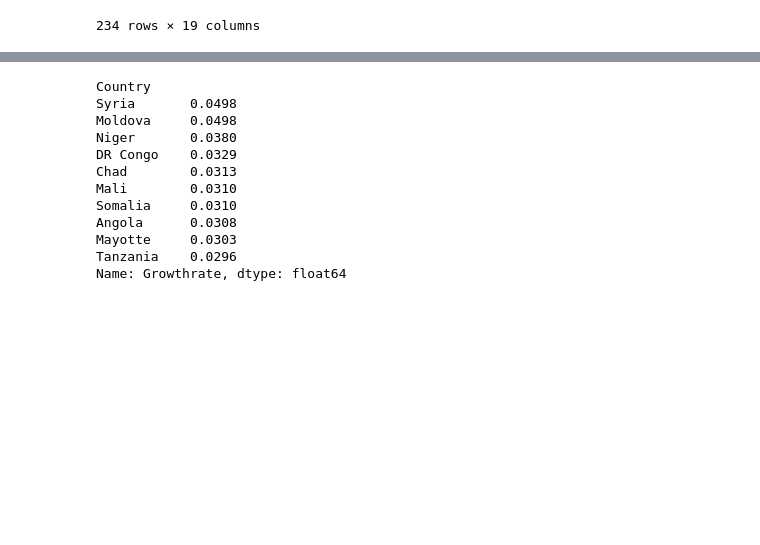
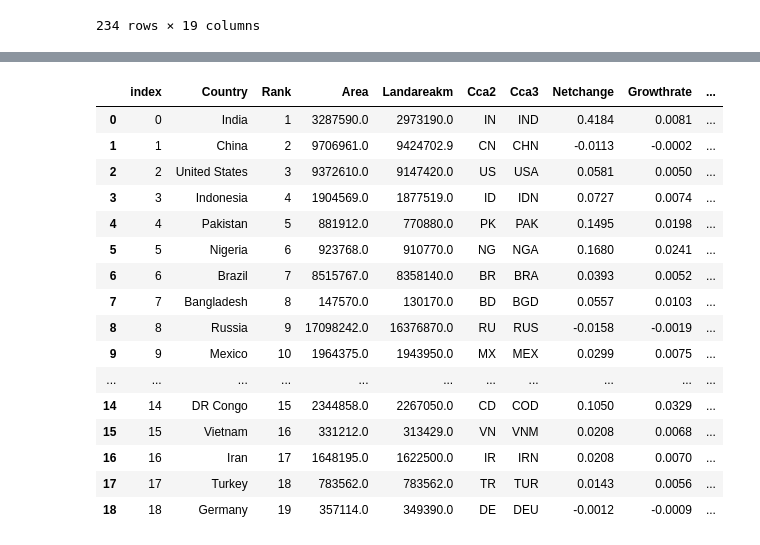
Before and after one commit to g-st180/World_Population2023_EDA, a Jupyter notebook: World_population_Notebook.ipynb, the cells around one changed output, grey strips where cells are left out. Saved outputs shown, nothing was run; the diff lists cells and outputs as text; code cells hidden in the pictures; blank space fills up the shorter version.

```diff
--- a/World_population_Notebook.ipynb
+++ b/World_population_Notebook.ipynb
@@ -279,15 +279,0 @@ df.loc[filtr]
-# %%
-df['Growthrate'].nlargest(10)
-# %% [output]
-Country
-Syria       0.0498
-Moldova     0.0498
-Niger       0.0380
-DR Congo    0.0329
-Chad        0.0313
-Mali        0.0310
-Somalia     0.0310
-Angola      0.0308
-Mayotte     0.0303
-Tanzania    0.0296
-Name: Growthrate, dtype: float64
@@ -295,0 +280,22 @@ df.set_index('Country',inplace=True)
+# %%
+filtr=df['Worldpercentage']>1
+temp_df=df.loc[filtr]
+temp_df
+# %% [output]
+|  | index | Country | Rank | Area | Landareakm | Cca2 | Cca3 | Netchange | Growthrate | ... |
+| 0 | 0 | India | 1 | 3287590.0 | 2973190.0 | IN | IND | 0.4184 | 0.0081 | ... |
+| 1 | 1 | China | 2 | 9706961.0 | 9424702.9 | CN | CHN | -0.0113 | -0.0002 | ... |
+| 2 | 2 | United States | 3 | 9372610.0 | 9147420.0 | US | USA | 0.0581 | 0.0050 | ... |
+| 3 | 3 | Indonesia | 4 | 1904569.0 | 1877519.0 | ID | IDN | 0.0727 | 0.0074 | ... |
+| 4 | 4 | Pakistan | 5 | 881912.0 | 770880.0 | PK | PAK | 0.1495 | 0.0198 | ... |
+| 5 | 5 | Nigeria | 6 | 923768.0 | 910770.0 | NG | NGA | 0.1680 | 0.0241 | ... |
+| 6 | 6 | Brazil | 7 | 8515767.0 | 8358140.0 | BR | BRA | 0.0393 | 0.0052 | ... |
+| 7 | 7 | Bangladesh | 8 | 147570.0 | 130170.0 | BD | BGD | 0.0557 | 0.0103 | ... |
+| 8 | 8 | Russia | 9 | 17098242.0 | 16376870.0 | RU | RUS | -0.0158 | -0.0019 | ... |
+| 9 | 9 | Mexico | 10 | 1964375.0 | 1943950.0 | MX | MEX | 0.0299 | 0.0075 | ... |
+| ... | ... | ... | ... | ... | ... | ... | ... | ... | ... | ... |
+| 14 | 14 | DR Congo | 15 | 2344858.0 | 2267050.0 | CD | COD | 0.1050 | 0.0329 | ... |
+| 15 | 15 | Vietnam | 16 | 331212.0 | 313429.0 | VN | VNM | 0.0208 | 0.0068 | ... |
+| 16 | 16 | Iran | 17 | 1648195.0 | 1622500.0 | IR | IRN | 0.0208 | 0.0070 | ... |
+| 17 | 17 | Turkey | 18 | 783562.0 | 783562.0 | TR | TUR | 0.0143 | 0.0056 | ... |
+| 18 | 18 | Germany | 19 | 357114.0 | 349390.0 | DE | DEU | -0.0012 | -0.0009 | ... |
```
Also changed, not shown: parts of 30 cells of this notebook.
